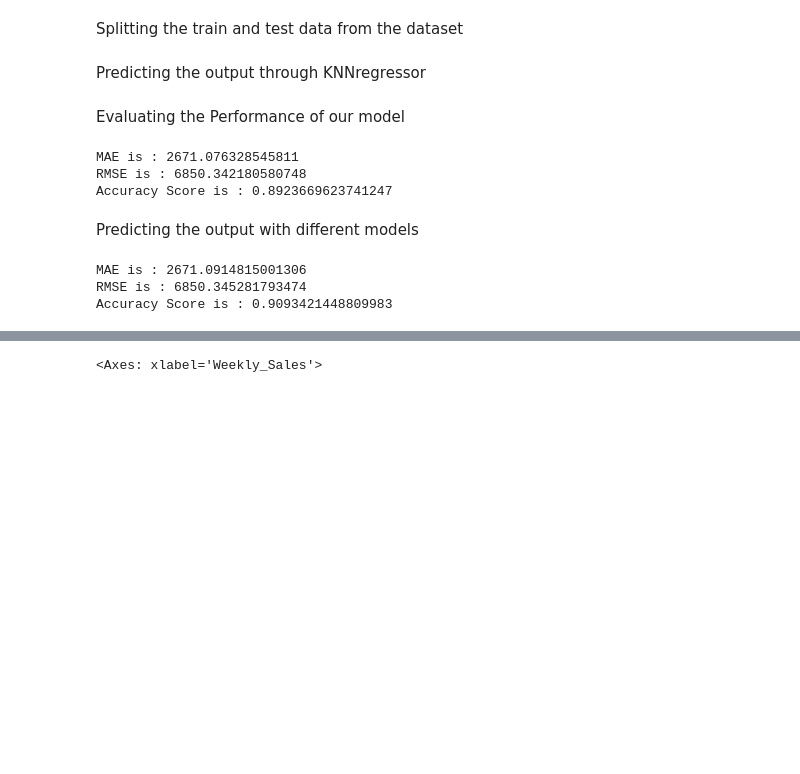
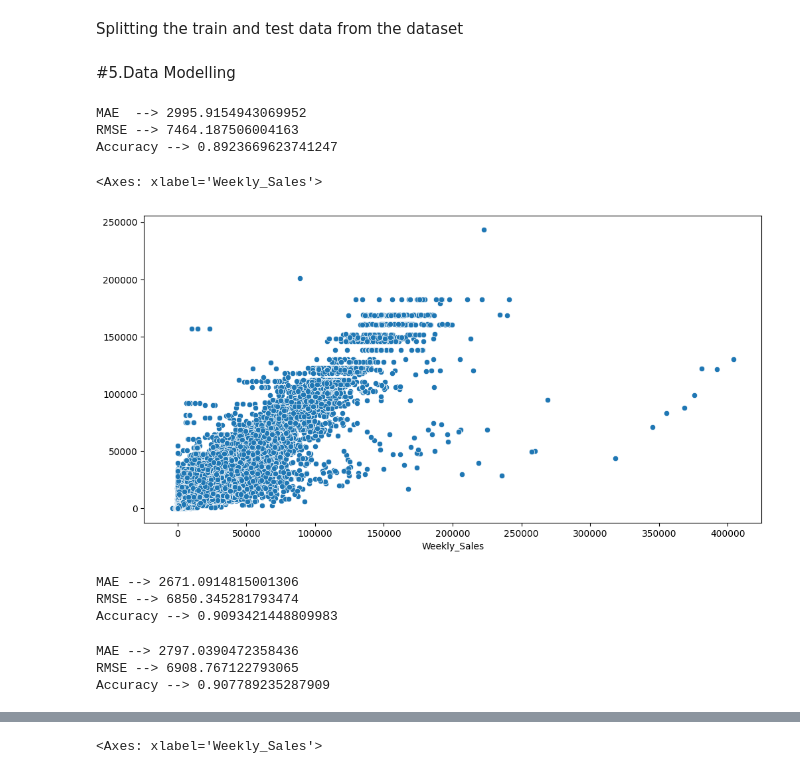
Before and after one commit to vikiysr/mlprojects, a Jupyter notebook: sales_prediction.ipynb, the cells around one changed output, grey strips where cells are left out. Cells and saved outputs as stored; diff of their text form; code cells hidden in the pictures; blank space fills up the shorter version.

```diff
--- a/sales_prediction.ipynb
+++ b/sales_prediction.ipynb
@@ -174,12 +222,25 @@ y=df["Weekly_Sales"]
 Splitting the train and test data from the dataset
 # %%
 x_train, x_test, y_train, y_test = train_test_split(X,y, test_size = 0.2,random_state = 1)
-# %% [markdown]
-Predicting the output through KNNregressor
+# %% [markdown]
+#5.Data Modelling
 # %%
 from sklearn.neighbors import KNeighborsRegressor
-knn_regressor = KNeighborsRegressor(n_neighbors = 10, n_jobs = 4)
+knn_regressor = KNeighborsRegressor(n_neighbors = 10)
 knn_regressor.fit(x_train, y_train)
 y_pred = knn_regressor.predict(x_test)
+
+print(f'MAE  --> {metrics.mean_absolute_error(y_test, y_pred)}')
+print(f'RMSE --> {np.sqrt(metrics.mean_squared_error(y_test, y_pred))}')
+print(f'Accuracy --> {knn_regressor.score(x_test, y_test)}')
+# %% [output]
+MAE  --> 2995.9154943069952
+RMSE --> 7464.187506004163
+Accuracy --> 0.8923669623741247
-# %% [markdown]
-Evaluating the Performance of our model
+# %%
+# scatter plot between observed and predicted values of weekly sales from KNN regressor
+plt.figure(figsize = (12,6))
+sns.scatterplot(x = y_test, y = y_pred)
+# %% [output]
+<Axes: xlabel='Weekly_Sales'>
+[figure, added]
@@ -186,10 +252,8 @@ Evaluating the Performance of our model
 # %%
-print(f'MAE is : {metrics.mean_absolute_error(y_test, y_pred)}')
-print(f'RMSE is : {np.sqrt(metrics.mean_squared_error(y_test, y_pred))}')
-print(f'Accuracy Score is : {knn_regressor.score(x_test, y_test)}')
+print(f'MAE --> {metrics.mean_absolute_error(y_test, y_pred)}')
+print(f'RMSE --> {np.sqrt(metrics.mean_squared_error(y_test, y_pred))}')
+print(f'Accuracy --> {decision_tree_regressor.score(x_test, y_test)}')
 # %% [output]
-MAE is : 2671.076328545811
-RMSE is : 6850.342180580748
-Accuracy Score is : 0.8923669623741247
+MAE --> 2671.0914815001306
+RMSE --> 6850.345281793474
+Accuracy --> 0.9093421448809983
-# %% [markdown]
-Predicting the output with different models
@@ -196,13 +264,8 @@ Predicting the output with different models
 # %%
-from sklearn.tree import DecisionTreeRegressor
-decision_tree_regressor = DecisionTreeRegressor(random_state = 1)
-decision_tree_regressor.fit(x_train, y_train)
-y_pred = decision_tree_regressor.predict(x_test)
-
-print(f'MAE is : {metrics.mean_absolute_error(y_test, y_pred)}')
-print(f'RMSE is : {np.sqrt(metrics.mean_squared_error(y_test, y_pred))}')
-print(f'Accuracy Score is : {decision_tree_regressor.score(x_test, y_test)}')
+print(f'MAE --> {metrics.mean_absolute_error(y_test, y_pred)}')
+print(f'RMSE --> {np.sqrt(metrics.mean_squared_error(y_test, y_pred))}')
+print(f'Accuracy --> {rf_regressor.score(x_test, y_test)}')
 # %% [output]
-MAE is : 2671.0914815001306
-RMSE is : 6850.345281793474
-Accuracy Score is : 0.9093421448809983
+MAE --> 2797.0390472358436
+RMSE --> 6908.767122793065
+Accuracy --> 0.907789235287909
```
Also changed, not shown: parts of 32 cells of this notebook.
